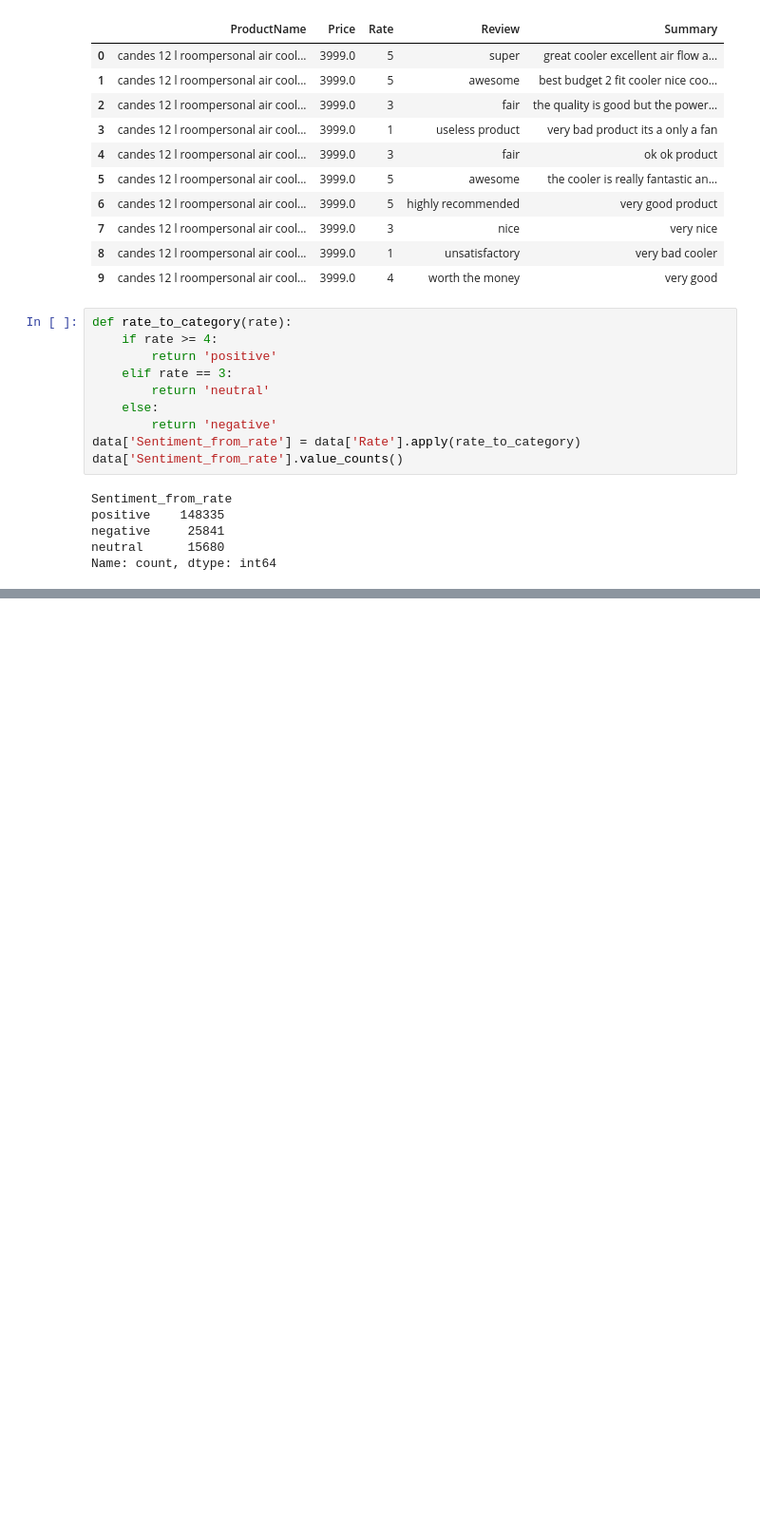
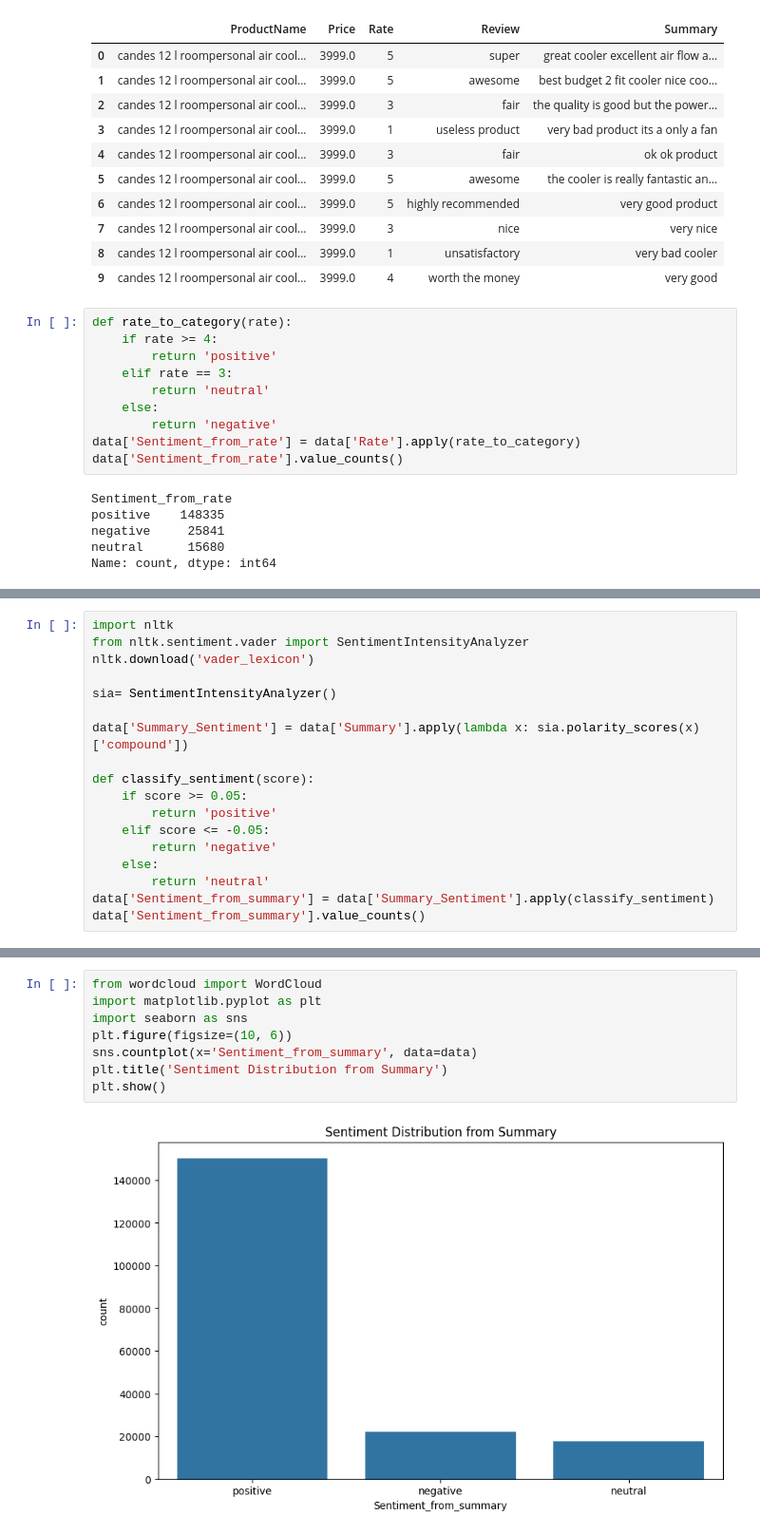
Before and after one commit to anazmuhdd/Flipkart_Review_Analyzer, a Jupyter notebook: notebook 1.ipynb, the cells around one changed output, grey strips where cells are left out. Shown at 95% size. Saved outputs shown, nothing was run; the diff lists cells and outputs as text; blank space fills up the shorter version.

Commit message:
sentiment analysis done

```diff
--- a/notebook 1.ipynb
+++ b/notebook 1.ipynb
@@ -355,0 +395,18 @@ data.head
+# %%
+import nltk
+from nltk.sentiment.vader import SentimentIntensityAnalyzer
+nltk.download('vader_lexicon')
+
+sia= SentimentIntensityAnalyzer()
+
+data['Summary_Sentiment'] = data['Summary'].apply(lambda x: sia.polarity_scores(x)['compound'])
+
+def classify_sentiment(score):
+    if score >= 0.05:
+        return 'positive'
+    elif score <= -0.05:
+        return 'negative'
+    else:
+        return 'neutral'
+data['Sentiment_from_summary'] = data['Summary_Sentiment'].apply(classify_sentiment)
+data['Sentiment_from_summary'].value_counts()
@@ -355,0 +445,10 @@ data.head
+# %%
+from wordcloud import WordCloud
+import matplotlib.pyplot as plt
+import seaborn as sns
+plt.figure(figsize=(10, 6))
+sns.countplot(x='Sentiment_from_summary', data=data)
+plt.title('Sentiment Distribution from Summary')
+plt.show()
+# %% [output]
+[figure, added]
```
Also changed, not shown: parts of 9 cells of this notebook, 2 other files.
